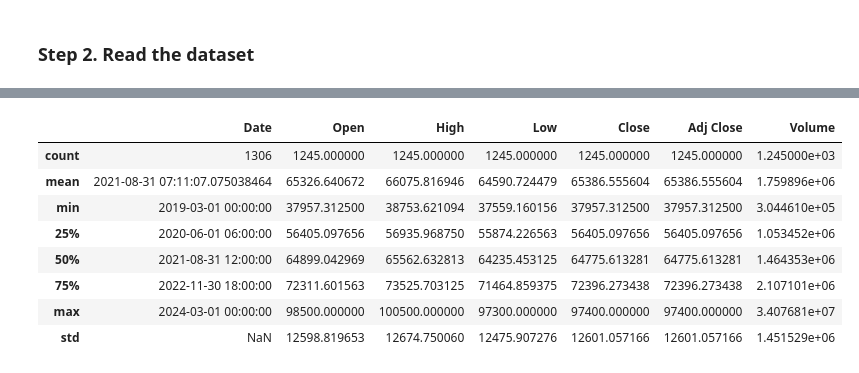
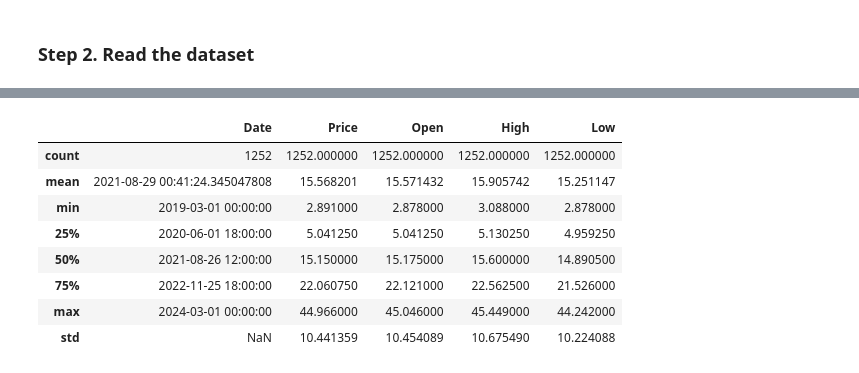
Before and after one commit to xuanquynhle/IS403.O21.HTCL_Team5, a Jupyter notebook: Dataset/NKG_Describe_Dataset.ipynb, the cells around one changed output, grey strips where cells are left out. Saved outputs shown, nothing was run; the diff lists cells and outputs as text; code cells hidden in the pictures.

```diff
--- a/Dataset/NKG_Describe_Dataset.ipynb
+++ b/Dataset/NKG_Describe_Dataset.ipynb
@@ -16,6 +16,6 @@ from scipy.stats import kurtosis
 # %% [markdown]
 ### Step 2. Read the dataset
 # %%
-df_HDB = pd.read_csv('HDB.csv',delimiter=",")
-df_HDB
+df = pd.read_csv('NKG Historical Data.csv',delimiter=";")
+df
 # %% [output]
@@ -34,0 +37,3 @@ df_HDB
+# %%
+# Convert the data types
+df['Date'] = pd.to_datetime(df['Date'])
@@ -63,13 +65,13 @@ memory usage: 71.6 KB
 # %%
 # Describe the dataset
-df_HDB.describe()
+df.describe()
 # %% [output]
-|  | Date | Open | High | Low | Close | Adj Close | Volume |
-| count | 1306 | 1245.000000 | 1245.000000 | 1245.000000 | 1245.000000 | 1245.000000 | 1.245000e+03 |
-| mean | 2021-08-31 07:11:07.075038464 | 65326.640672 | 66075.816946 | 64590.724479 | 65386.555604 | 65386.555604 | 1.759896e+06 |
-| min | 2019-03-01 00:00:00 | 37957.312500 | 38753.621094 | 37559.160156 | 37957.312500 | 37957.312500 | 3.044610e+05 |
-| 25% | 2020-06-01 06:00:00 | 56405.097656 | 56935.968750 | 55874.226563 | 56405.097656 | 56405.097656 | 1.053452e+06 |
-| 50% | 2021-08-31 12:00:00 | 64899.042969 | 65562.632813 | 64235.453125 | 64775.613281 | 64775.613281 | 1.464353e+06 |
-| 75% | 2022-11-30 18:00:00 | 72311.601563 | 73525.703125 | 71464.859375 | 72396.273438 | 72396.273438 | 2.107101e+06 |
-| max | 2024-03-01 00:00:00 | 98500.000000 | 100500.000000 | 97300.000000 | 97400.000000 | 97400.000000 | 3.407681e+07 |
-| std | NaN | 12598.819653 | 12674.750060 | 12475.907276 | 12601.057166 | 12601.057166 | 1.451529e+06 |
+|  | Date | Price | Open | High | Low |
+| count | 1252 | 1252.000000 | 1252.000000 | 1252.000000 | 1252.000000 |
+| mean | 2021-08-29 00:41:24.345047808 | 15.568201 | 15.571432 | 15.905742 | 15.251147 |
+| min | 2019-03-01 00:00:00 | 2.891000 | 2.878000 | 3.088000 | 2.878000 |
+| 25% | 2020-06-01 18:00:00 | 5.041250 | 5.041250 | 5.130250 | 4.959250 |
+| 50% | 2021-08-26 12:00:00 | 15.150000 | 15.175000 | 15.600000 | 14.890500 |
+| 75% | 2022-11-25 18:00:00 | 22.060750 | 22.121000 | 22.562500 | 21.526000 |
+| max | 2024-03-01 00:00:00 | 44.966000 | 45.046000 | 45.449000 | 44.242000 |
+| std | NaN | 10.441359 | 10.454089 | 10.675490 | 10.224088 |
```
Also changed, not shown: parts of 16 cells of this notebook.
